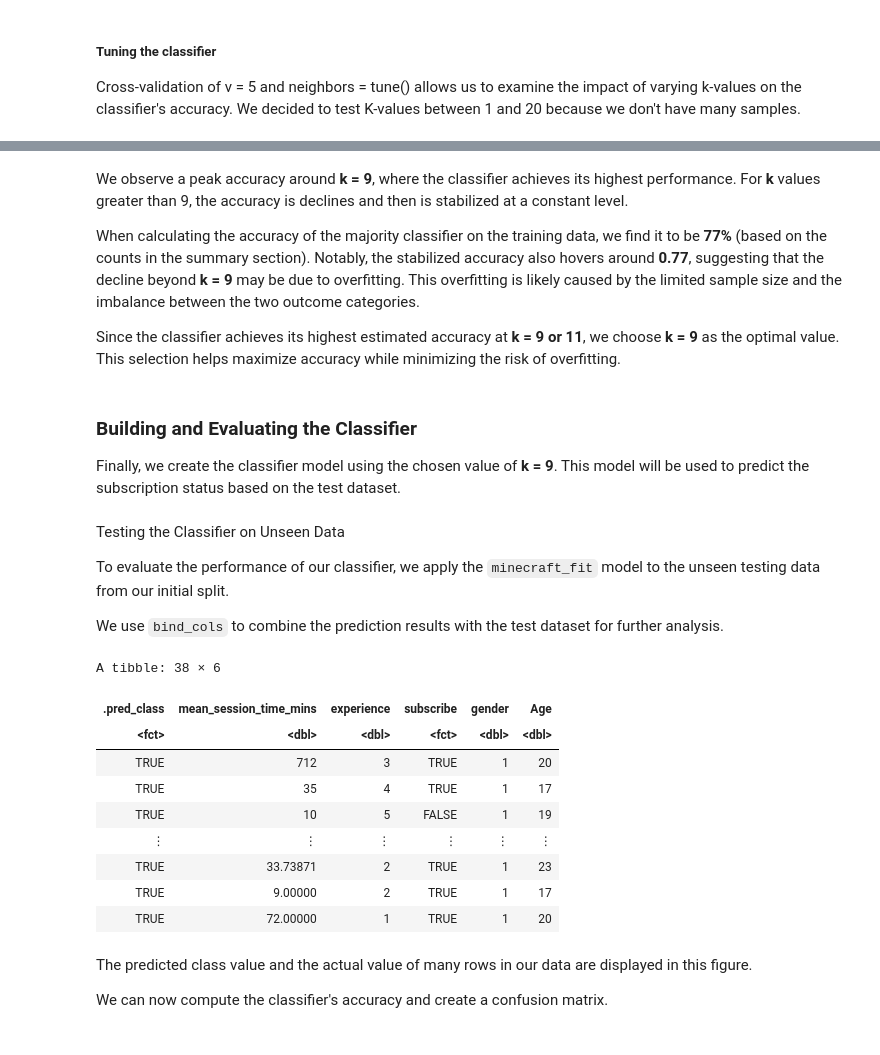
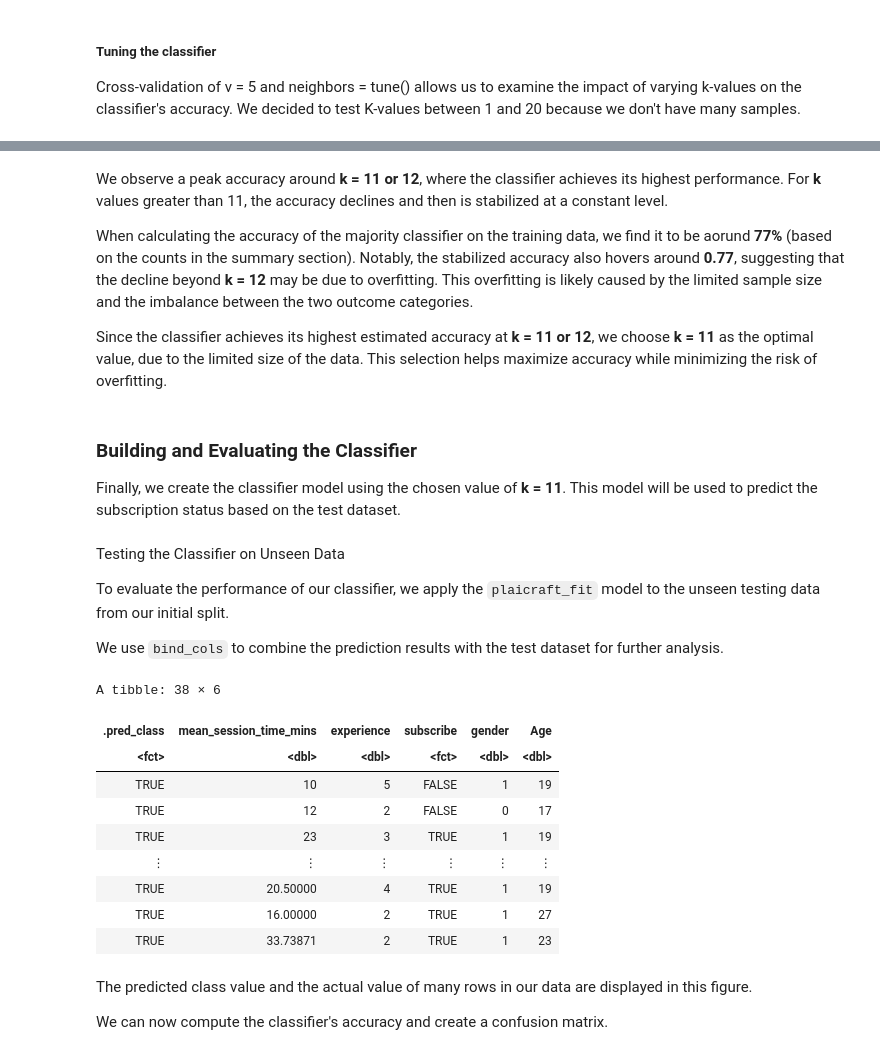
Before and after one commit to sarahmontgomery04/dsci-100-2025w2-group-13, a Jupyter notebook: Project Final Report.ipynb, the cells around one changed output, grey strips where cells are left out. Cells and saved outputs as stored; diff of their text form; code cells hidden in the pictures.

Commit message:
Changed k
I changed k but it's giving the same performance metrics as before

```diff
--- a/Project Final Report.ipynb
+++ b/Project Final Report.ipynb
@@ -388,44 +406,46 @@ cross_val_plot
 # %% [markdown]
-We observe a peak accuracy around **k = 9**, where the classifier achieves its highest performance. For **k** values greater than 9, the accuracy is  declines and then is stabilized at a constant level.
+We observe a peak accuracy around **k = 11 or 12**, where the classifier achieves its highest performance. For **k** values greater than 11, the accuracy declines and then is stabilized at a constant level.
 
-When calculating the accuracy of the majority classifier on the training data, we find it to be **77%** (based on the counts in the summary section). Notably, the stabilized accuracy also hovers around **0.77**, suggesting that the decline beyond **k = 9** may be due to overfitting. This overfitting is likely caused by the limited sample size and the imbalance between the two outcome categories.
+When calculating the accuracy of the majority classifier on the training data, we find it to be aorund **77%** (based on the counts in the summary section). Notably, the stabilized accuracy also hovers around **0.77**, suggesting that the decline beyond **k = 12** may be due to overfitting. This overfitting is likely caused by the limited sample size and the imbalance between the two outcome categories.
 
-Since the classifier achieves its highest estimated accuracy at **k = 9 or 11**, we choose **k = 9** as the optimal value. This selection helps maximize accuracy while minimizing the risk of overfitting.
+Since the classifier achieves its highest estimated accuracy at **k = 11 or 12**, we choose **k = 11** as the optimal value, due to the limited size of the data. This selection helps maximize accuracy while minimizing the risk of overfitting.
 # %% [markdown]
 ###  Building and Evaluating the Classifier
 
-Finally, we create the classifier model using the chosen value of **k = 9**. This model will be used to predict the subscription status based on the test dataset.
+Finally, we create the classifier model using the chosen value of **k = 11**. This model will be used to predict the subscription status based on the test dataset.
 # %%
-minecraft_spec <- nearest_neighbor(weight_func = "rectangular", neighbors = 9) |>
+set.seed(525)
+plaicraft_spec <- nearest_neighbor(weight_func = "rectangular", neighbors = 11) |>
             set_engine("kknn") |>
             set_mode("classification")
 
-minecraft_fit<- workflow()|>
-                add_recipe(minecraft_recipe) |>
-                add_model(minecraft_spec) |>
-                fit(data=minecraft_train)
+plaicraft_fit<- workflow()|>
+                add_recipe(plaicraft_recipe) |>
+                add_model(plaicraft_spec) |>
+                fit(data = plaicraft_train)
 # %% [markdown]
 Testing the Classifier on Unseen Data
 
-To evaluate the performance of our classifier, we apply the `minecraft_fit` model to the unseen testing data from our initial split.
+To evaluate the performance of our classifier, we apply the `plaicraft_fit` model to the unseen testing data from our initial split.
 
 We use `bind_cols` to combine the prediction results with the test dataset for further analysis.
 # %%
-minecraft_result <- predict(minecraft_fit, minecraft_test)|>
-    bind_cols(minecraft_test)
+set.seed(525)
+plaicraft_result <- predict(plaicraft_fit, plaicraft_test)|>
+    bind_cols(plaicraft_test)
 
-minecraft_result
+plaicraft_result
 # %% [output]
 A tibble: 38 × 6
 | .pred_class | mean_session_time_mins | experience | subscribe | gender | Age |
 | <fct> | <dbl> | <dbl> | <fct> | <dbl> | <dbl> |
-| TRUE | 712 | 3 | TRUE | 1 | 20 |
-| TRUE | 35 | 4 | TRUE | 1 | 17 |
 | TRUE | 10 | 5 | FALSE | 1 | 19 |
+| TRUE | 12 | 2 | FALSE | 0 | 17 |
+| TRUE | 23 | 3 | TRUE | 1 | 19 |
 | ⋮ | ⋮ | ⋮ | ⋮ | ⋮ | ⋮ |
+| TRUE | 20.50000 | 4 | TRUE | 1 | 19 |
+| TRUE | 16.00000 | 2 | TRUE | 1 | 27 |
 | TRUE | 33.73871 | 2 | TRUE | 1 | 23 |
-| TRUE | 9.00000 | 2 | TRUE | 1 | 17 |
-| TRUE | 72.00000 | 1 | TRUE | 1 | 20 |
 # %% [markdown]
 The predicted class value and the actual value of many rows in our data are displayed in this figure.
 
```
Also changed, not shown: parts of 6 cells of this notebook.
